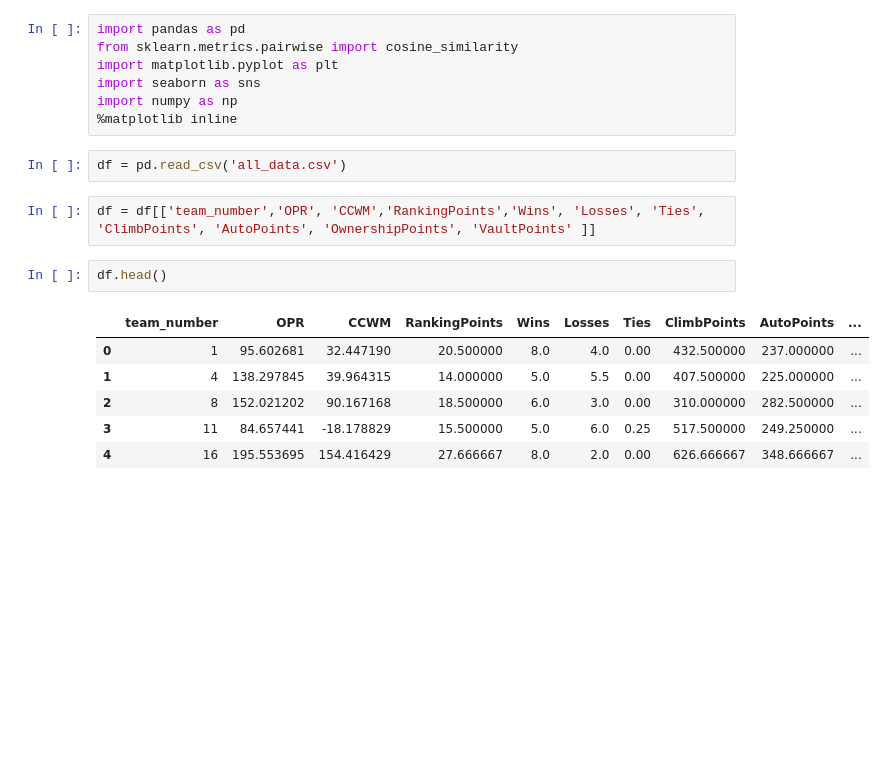
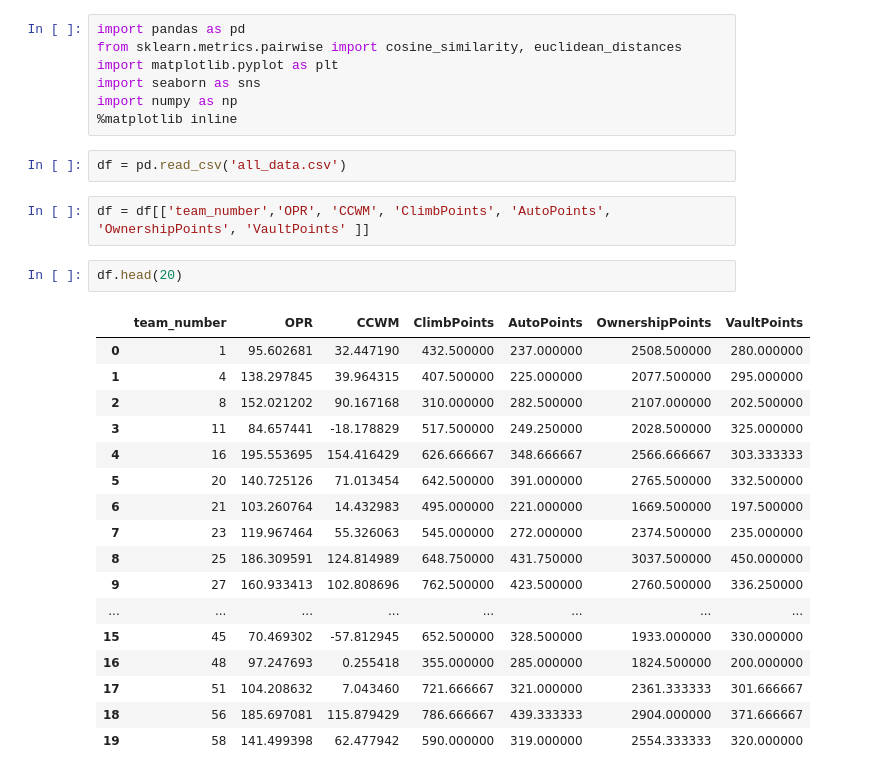
Before and after one commit to alexemrick/DS3001, a Jupyter notebook: Cosine Similarity.ipynb, the cells around one changed output. Saved outputs shown, nothing was run; the diff lists cells and outputs as text; blank space fills up the shorter version.

```diff
--- a/Cosine Similarity.ipynb
+++ b/Cosine Similarity.ipynb
@@ -1,6 +1,6 @@
 # %%
 import pandas as pd
-from sklearn.metrics.pairwise import cosine_similarity
+from sklearn.metrics.pairwise import cosine_similarity, euclidean_distances
 import matplotlib.pyplot as plt
 import seaborn as sns
 import numpy as np
@@ -8,16 +8,27 @@ import numpy as np
 # %%
 df = pd.read_csv('all_data.csv')
 # %%
-df = df[['team_number','OPR', 'CCWM','RankingPoints','Wins', 'Losses', 'Ties', 'ClimbPoints', 'AutoPoints', 'OwnershipPoints', 'VaultPoints' ]]
+df = df[['team_number','OPR', 'CCWM', 'ClimbPoints', 'AutoPoints', 'OwnershipPoints', 'VaultPoints' ]]
 # %%
-df.head()
+df.head(20)
 # %% [output]
-|  | team_number | OPR | CCWM | RankingPoints | Wins | Losses | Ties | ClimbPoints | AutoPoints | ... |
-| 0 | 1 | 95.602681 | 32.447190 | 20.500000 | 8.0 | 4.0 | 0.00 | 432.500000 | 237.000000 | ... |
-| 1 | 4 | 138.297845 | 39.964315 | 14.000000 | 5.0 | 5.5 | 0.00 | 407.500000 | 225.000000 | ... |
-| 2 | 8 | 152.021202 | 90.167168 | 18.500000 | 6.0 | 3.0 | 0.00 | 310.000000 | 282.500000 | ... |
-| 3 | 11 | 84.657441 | -18.178829 | 15.500000 | 5.0 | 6.0 | 0.25 | 517.500000 | 249.250000 | ... |
-| 4 | 16 | 195.553695 | 154.416429 | 27.666667 | 8.0 | 2.0 | 0.00 | 626.666667 | 348.666667 | ... |
+|  | team_number | OPR | CCWM | ClimbPoints | AutoPoints | OwnershipPoints | VaultPoints |
+| 0 | 1 | 95.602681 | 32.447190 | 432.500000 | 237.000000 | 2508.500000 | 280.000000 |
+| 1 | 4 | 138.297845 | 39.964315 | 407.500000 | 225.000000 | 2077.500000 | 295.000000 |
+| 2 | 8 | 152.021202 | 90.167168 | 310.000000 | 282.500000 | 2107.000000 | 202.500000 |
+| 3 | 11 | 84.657441 | -18.178829 | 517.500000 | 249.250000 | 2028.500000 | 325.000000 |
+| 4 | 16 | 195.553695 | 154.416429 | 626.666667 | 348.666667 | 2566.666667 | 303.333333 |
+| 5 | 20 | 140.725126 | 71.013454 | 642.500000 | 391.000000 | 2765.500000 | 332.500000 |
+| 6 | 21 | 103.260764 | 14.432983 | 495.000000 | 221.000000 | 1669.500000 | 197.500000 |
+| 7 | 23 | 119.967464 | 55.326063 | 545.000000 | 272.000000 | 2374.500000 | 235.000000 |
+| 8 | 25 | 186.309591 | 124.814989 | 648.750000 | 431.750000 | 3037.500000 | 450.000000 |
+| 9 | 27 | 160.933413 | 102.808696 | 762.500000 | 423.500000 | 2760.500000 | 336.250000 |
+| ... | ... | ... | ... | ... | ... | ... | ... |
+| 15 | 45 | 70.469302 | -57.812945 | 652.500000 | 328.500000 | 1933.000000 | 330.000000 |
+| 16 | 48 | 97.247693 | 0.255418 | 355.000000 | 285.000000 | 1824.500000 | 200.000000 |
+| 17 | 51 | 104.208632 | 7.043460 | 721.666667 | 321.000000 | 2361.333333 | 301.666667 |
+| 18 | 56 | 185.697081 | 115.879429 | 786.666667 | 439.333333 | 2904.000000 | 371.666667 |
+| 19 | 58 | 141.499398 | 62.477942 | 590.000000 | 319.000000 | 2554.333333 | 320.000000 |
 # %%
 cols = list(df)
 test = df[cols[1:]]
```
Also changed, not shown: parts of 9 cells of this notebook, 2 other files.
